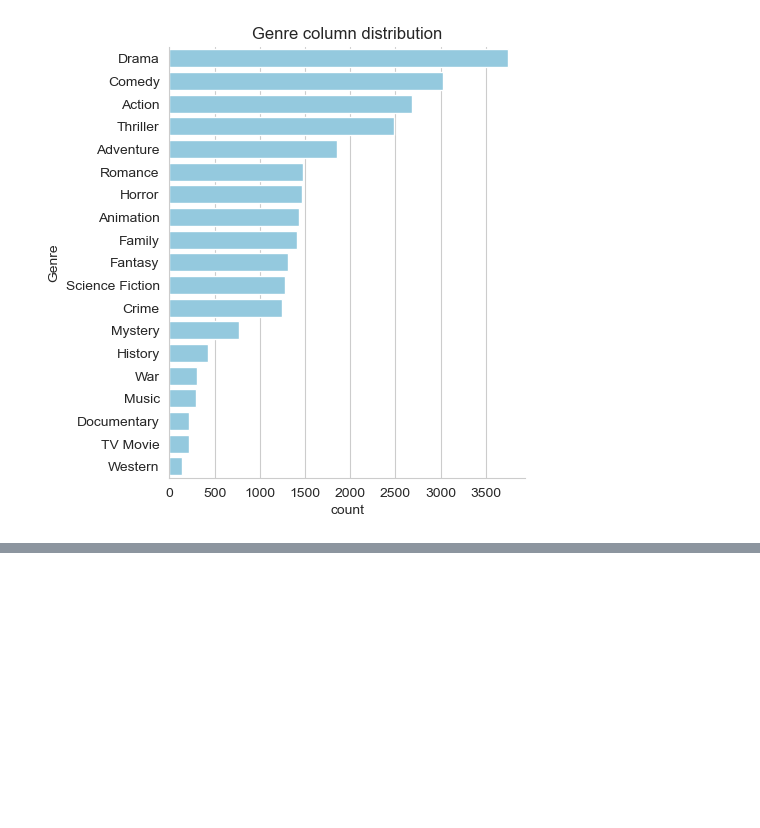
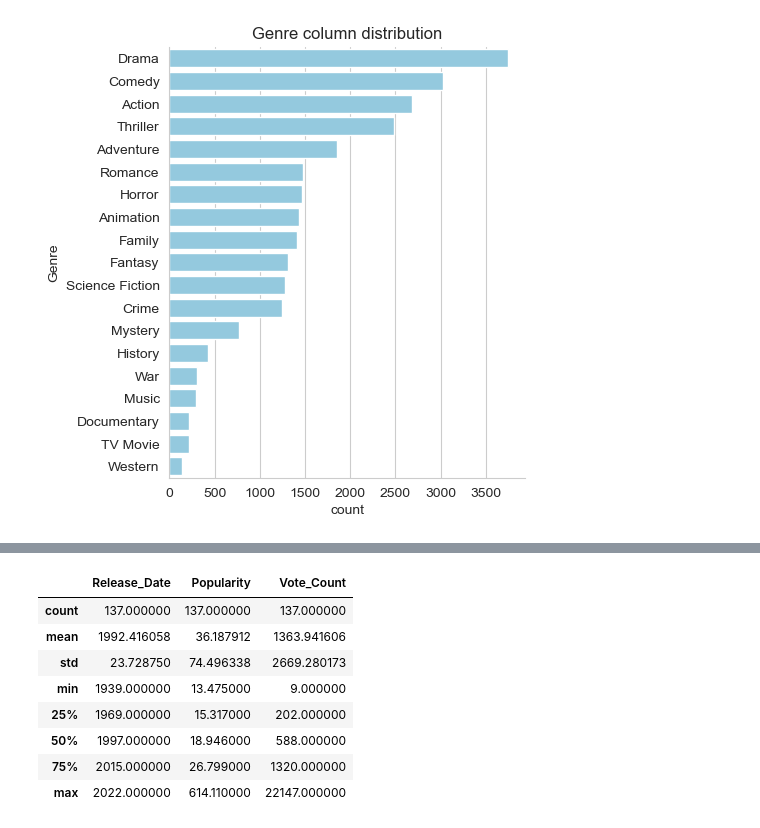
Before and after one commit to ShubhamKD29/Data-Science-Projects, a Jupyter notebook: Netflix Data Analysis/main.ipynb, the cells around one changed output, grey strips where cells are left out. Drawn from its saved outputs; the diff is of its cells as text; code cells hidden in the pictures; blank space fills up the shorter version.

```diff
--- a/Netflix Data Analysis/main.ipynb
+++ b/Netflix Data Analysis/main.ipynb
@@ -218,0 +256,12 @@ plt.show()
+# %%
+df[df['Genre'] == df['Genre'].max()].describe()
+# %% [output]
+|  | Release_Date | Popularity | Vote_Count |
+| count | 137.000000 | 137.000000 | 137.000000 |
+| mean | 1992.416058 | 36.187912 | 1363.941606 |
+| std | 23.728750 | 74.496338 | 2669.280173 |
+| min | 1939.000000 | 13.475000 | 9.000000 |
+| 25% | 1969.000000 | 15.317000 | 202.000000 |
+| 50% | 1997.000000 | 18.946000 | 588.000000 |
+| 75% | 2015.000000 | 26.799000 | 1320.000000 |
+| max | 2022.000000 | 614.110000 | 22147.000000 |
```
Also changed, not shown: parts of 10 cells of this notebook.
